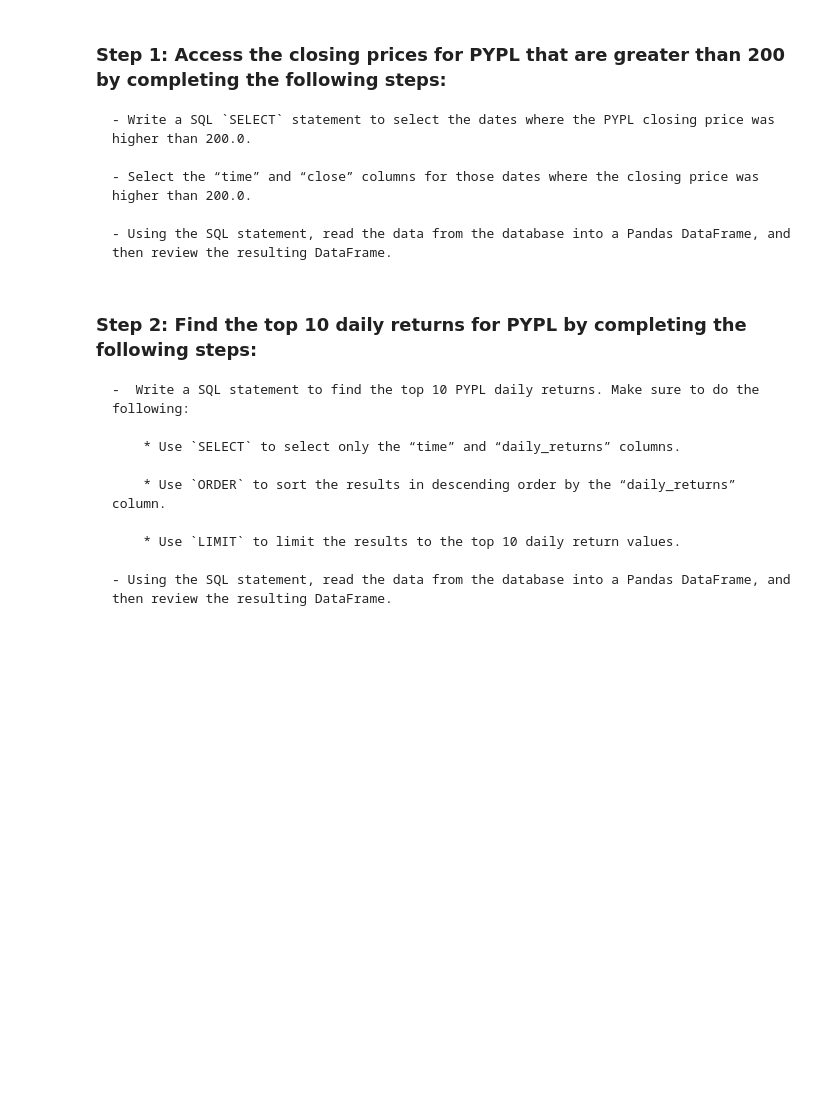
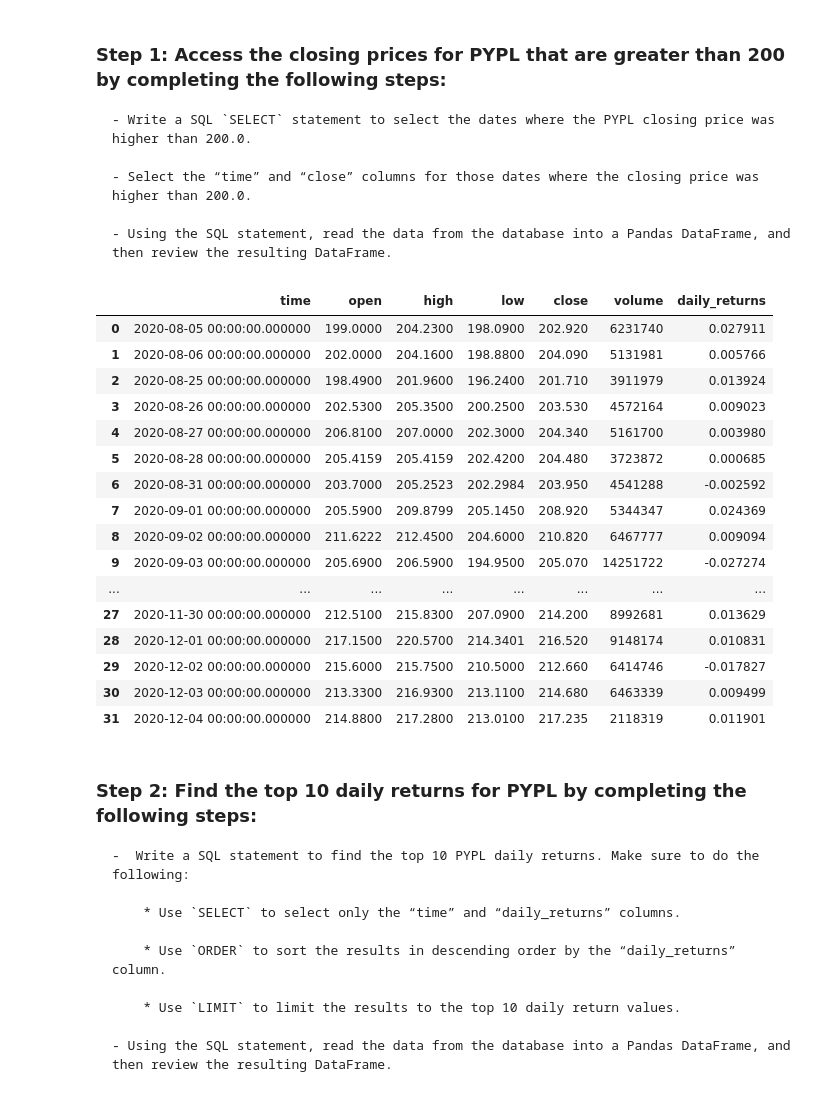
Before and after one commit to EGeorge2021r/Challenge7_Repo, a Jupyter notebook: Starter_Code/etf_analyzer.ipynb, the cells around one changed output. Saved outputs shown, nothing was run; the diff lists cells and outputs as text; code cells hidden in the pictures; blank space fills up the shorter version.

```diff
--- a/Starter_Code/etf_analyzer.ipynb
+++ b/Starter_Code/etf_analyzer.ipynb
@@ -119,9 +110,11 @@ from pathlib import Path
 # %%
 # Create a temporary SQLite database and populate the database with content from the etf.db seed file
-#database_connection_string = 'sqlite:///etf.db'
-etf_connection_string = 'sqlite:///../Starter_Code/etf.db'
+database_connection_string = 'sqlite:///etf.db'
+#database_connection_string = 'sqlite:///../Starter_Code/etf.db'
 # %%
 # Create an engine to interact with the SQLite database
-etf_engine = sql.create_engine(etf_connection_string, echo=True)
-etf_engine
+engine = sqlalchemy.create_engine(database_connection_string)
+#etf_engine = sql.create_engine(etf_connection_string, echo=True)
+#etf_engine
+engine.table_names()
 # %% [output]
@@ -323,0 +309,30 @@ pypl_higher_than_200 = # YOUR CODE HERE
+# %%
+# Write a SQL SELECT statement to select the time and close columns
+# where the PYPL closing price was higher than 200.0.
+# Using the query, read the data from the database into a Pandas DataFrame
+query = pd.read_sql("""
+            SELECT *
+            FROM PYPL
+            WHERE close> 200
+            """, con=engine)
+
+# Review the resulting DataFrame
+query
+# %% [output]
+|  | time | open | high | low | close | volume | daily_returns |
+| 0 | 2020-08-05 00:00:00.000000 | 199.0000 | 204.2300 | 198.0900 | 202.920 | 6231740 | 0.027911 |
+| 1 | 2020-08-06 00:00:00.000000 | 202.0000 | 204.1600 | 198.8800 | 204.090 | 5131981 | 0.005766 |
+| 2 | 2020-08-25 00:00:00.000000 | 198.4900 | 201.9600 | 196.2400 | 201.710 | 3911979 | 0.013924 |
+| 3 | 2020-08-26 00:00:00.000000 | 202.5300 | 205.3500 | 200.2500 | 203.530 | 4572164 | 0.009023 |
+| 4 | 2020-08-27 00:00:00.000000 | 206.8100 | 207.0000 | 202.3000 | 204.340 | 5161700 | 0.003980 |
+| 5 | 2020-08-28 00:00:00.000000 | 205.4159 | 205.4159 | 202.4200 | 204.480 | 3723872 | 0.000685 |
+| 6 | 2020-08-31 00:00:00.000000 | 203.7000 | 205.2523 | 202.2984 | 203.950 | 4541288 | -0.002592 |
+| 7 | 2020-09-01 00:00:00.000000 | 205.5900 | 209.8799 | 205.1450 | 208.920 | 5344347 | 0.024369 |
+| 8 | 2020-09-02 00:00:00.000000 | 211.6222 | 212.4500 | 204.6000 | 210.820 | 6467777 | 0.009094 |
+| 9 | 2020-09-03 00:00:00.000000 | 205.6900 | 206.5900 | 194.9500 | 205.070 | 14251722 | -0.027274 |
+| ... | ... | ... | ... | ... | ... | ... | ... |
+| 27 | 2020-11-30 00:00:00.000000 | 212.5100 | 215.8300 | 207.0900 | 214.200 | 8992681 | 0.013629 |
+| 28 | 2020-12-01 00:00:00.000000 | 217.1500 | 220.5700 | 214.3401 | 216.520 | 9148174 | 0.010831 |
+| 29 | 2020-12-02 00:00:00.000000 | 215.6000 | 215.7500 | 210.5000 | 212.660 | 6414746 | -0.017827 |
+| 30 | 2020-12-03 00:00:00.000000 | 213.3300 | 216.9300 | 213.1100 | 214.680 | 6463339 | 0.009499 |
+| 31 | 2020-12-04 00:00:00.000000 | 214.8800 | 217.2800 | 213.0100 | 217.235 | 2118319 | 0.011901 |
```
Also changed, not shown: parts of 10 cells of this notebook.
